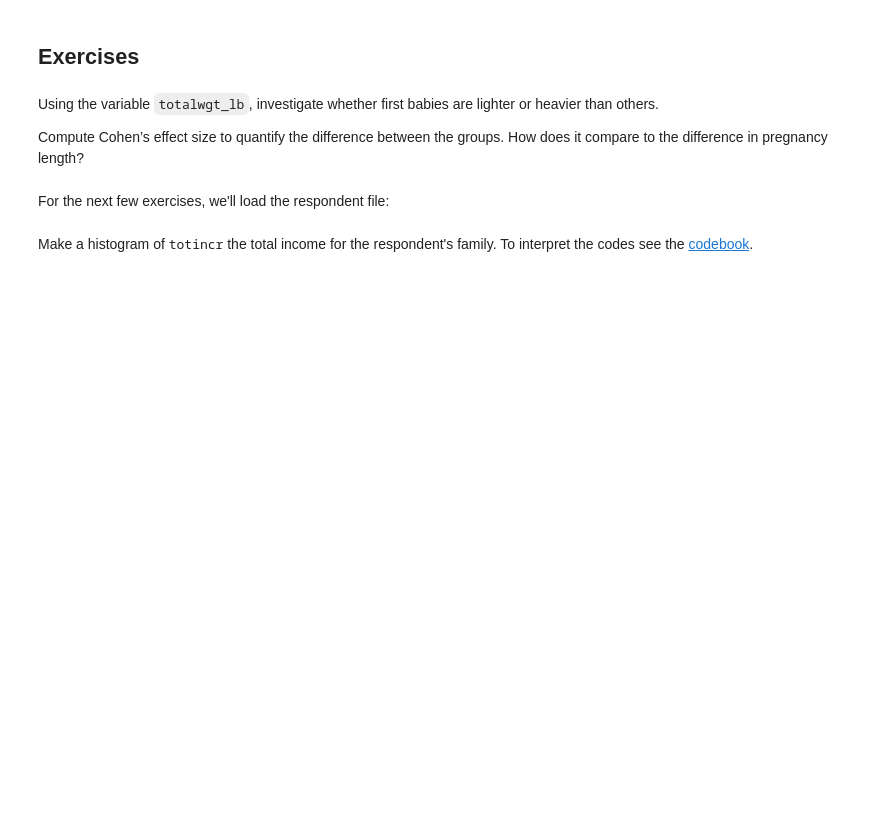
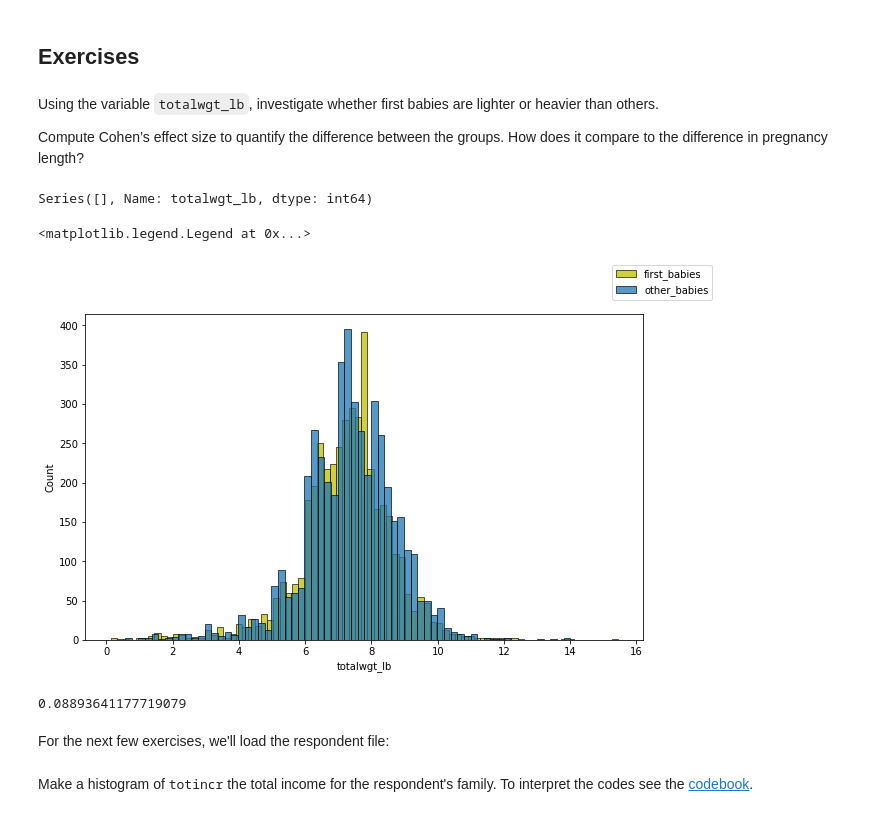
Before and after one commit to thribhu1/ThinkStats2, a Jupyter notebook: code/chap02ex.ipynb, the cells around one changed output. Cells and saved outputs as stored; diff of their text form; code cells hidden in the pictures; blank space fills up the shorter version.

```diff
--- a/code/chap02ex.ipynb
+++ b/code/chap02ex.ipynb
@@ -233,0 +286,17 @@ Compute Cohen’s effect size to quantify the difference between the groups.  Ho
+# %%
+other_babwt.value_counts()
+# %% [output]
+Series([], Name: totalwgt_lb, dtype: int64)
+# %%
+import matplotlib.pyplot as plt
+fig = plt.figure(figsize=(10,6))
+
+# Solution goes here
+first_babwt=preg[preg.birthord==1]['totalwgt_lb']
+other_babwt=preg[preg.birthord!=1]['totalwgt_lb']
+sns.histplot(first_babwt,color='y')
+sns.histplot(other_babwt)
+fig.legend(labels=['first_babies','other_babies'])
+# %% [output]
+<matplotlib.legend.Legend at 0x...>
+[figure, added]
@@ -234,3 +305,7 @@ Compute Cohen’s effect size to quantify the difference between the groups.  Ho
+# %%
+CohenEffectSize(other_babwt,first_babwt)
+# %% [output]
+0.08893641177719079
 # %% [markdown]
 For the next few exercises, we'll load the respondent file:
 # %%
```
Also changed, not shown: parts of 35 cells of this notebook, 1 other file.
